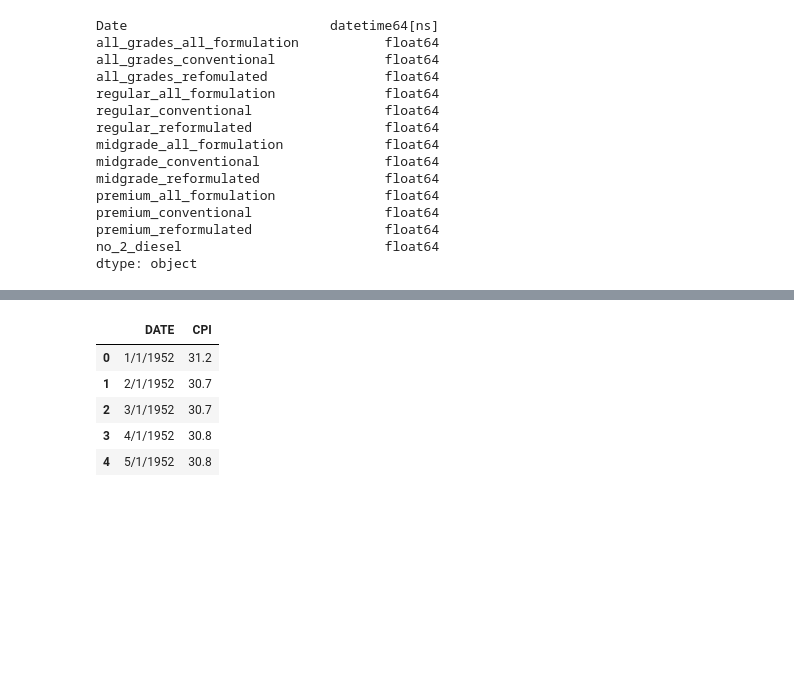
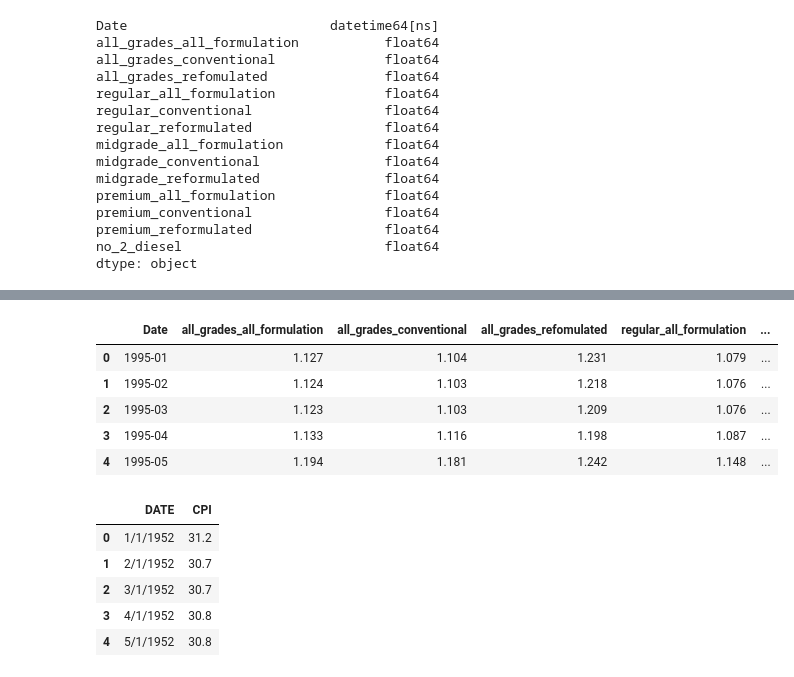
Before and after one commit to Jblueart/winning_project, a Jupyter notebook: cleaning_data_1.ipynb, the cells around one changed output, grey strips where cells are left out. Cells and saved outputs as stored; diff of their text form; code cells hidden in the pictures; blank space fills up the shorter version.

```diff
--- a/cleaning_data_1.ipynb
+++ b/cleaning_data_1.ipynb
@@ -112,3 +113,3 @@ gas_prices_revised.head()
 # %%
 #resetting the index so its not by date
-gas_prices_revised.reset_index(drop=True)
+gas_prices_revised = gas_prices_revised.reset_index(drop=True)
@@ -129,2 +125,19 @@ gas_prices_revised.reset_index(drop=True)
+# %%
+#renaming the 'Month1' column we created to 'Date' to tie to the other dataframe
+gas_prices_df_rv = gas_prices_revised.rename(columns = {'Month1':'Date'})
+# %%
+#put the new 'date' column to be the first column
+first_column = gas_prices_df_rv.pop('Date')
+
+gas_prices_df_rv.insert(0, 'Date', first_column)
+# %%
+gas_prices_df_rv.head()
+# %% [output]
+|  | Date | all_grades_all_formulation | all_grades_conventional | all_grades_refomulated | regular_all_formulation | ... |
+| 0 | 1995-01 | 1.127 | 1.104 | 1.231 | 1.079 | ... |
+| 1 | 1995-02 | 1.124 | 1.103 | 1.218 | 1.076 | ... |
+| 2 | 1995-03 | 1.123 | 1.103 | 1.209 | 1.076 | ... |
+| 3 | 1995-04 | 1.133 | 1.116 | 1.198 | 1.087 | ... |
+| 4 | 1995-05 | 1.194 | 1.181 | 1.242 | 1.148 | ... |
 # %%
 #converting revised data to a csv
```
Also changed, not shown: parts of 14 cells of this notebook, 6 other files.
